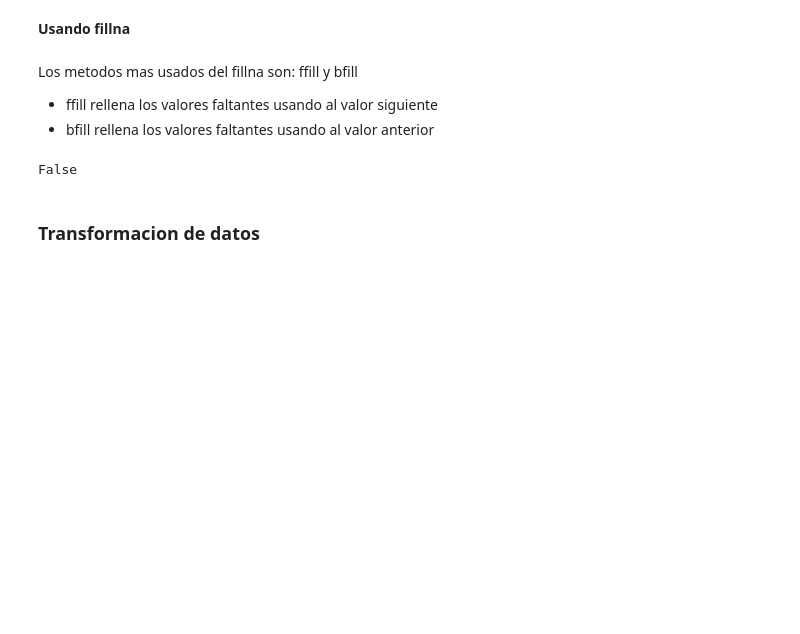
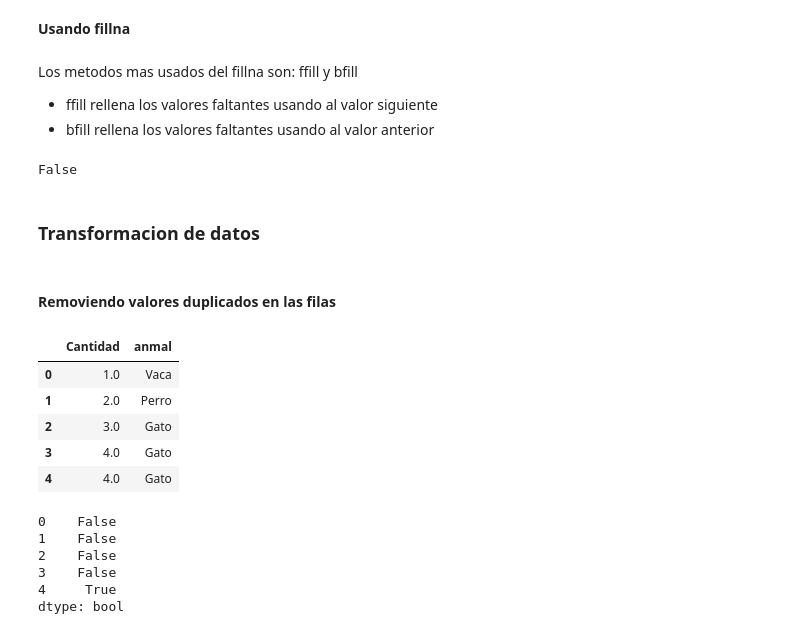
Before and after one commit to mrHyde90/DataScienceCourse, a Jupyter notebook: Pandas.ipynb, the cells around one changed output. Cells and saved outputs as stored; diff of their text form; code cells hidden in the pictures; blank space fills up the shorter version.

```diff
--- a/Pandas.ipynb
+++ b/Pandas.ipynb
@@ -903,3 +903,26 @@ AgeFfill.isnull().any()
 False
 # %% [markdown]
 ### Transformacion de datos
+# %% [markdown]
+#### Removiendo valores duplicados en las filas
+# %%
+#Creamos el DF
+data = pd.DataFrame({"anmal": ["Vaca", "Perro", "Gato", "Gato", "Gato"], "Cantidad": [1.0, 2.0, 3.0, 4.0, 4.0]})
+data
+# %% [output]
+|  | Cantidad | anmal |
+| 0 | 1.0 | Vaca |
+| 1 | 2.0 | Perro |
+| 2 | 3.0 | Gato |
+| 3 | 4.0 | Gato |
+| 4 | 4.0 | Gato |
+# %%
+#Checando si hay filas duplicadas
+data.duplicated()
+# %% [output]
+0    False
+1    False
+2    False
+3    False
+4     True
+dtype: bool
```
Also changed, not shown: parts of 19 cells of this notebook.
